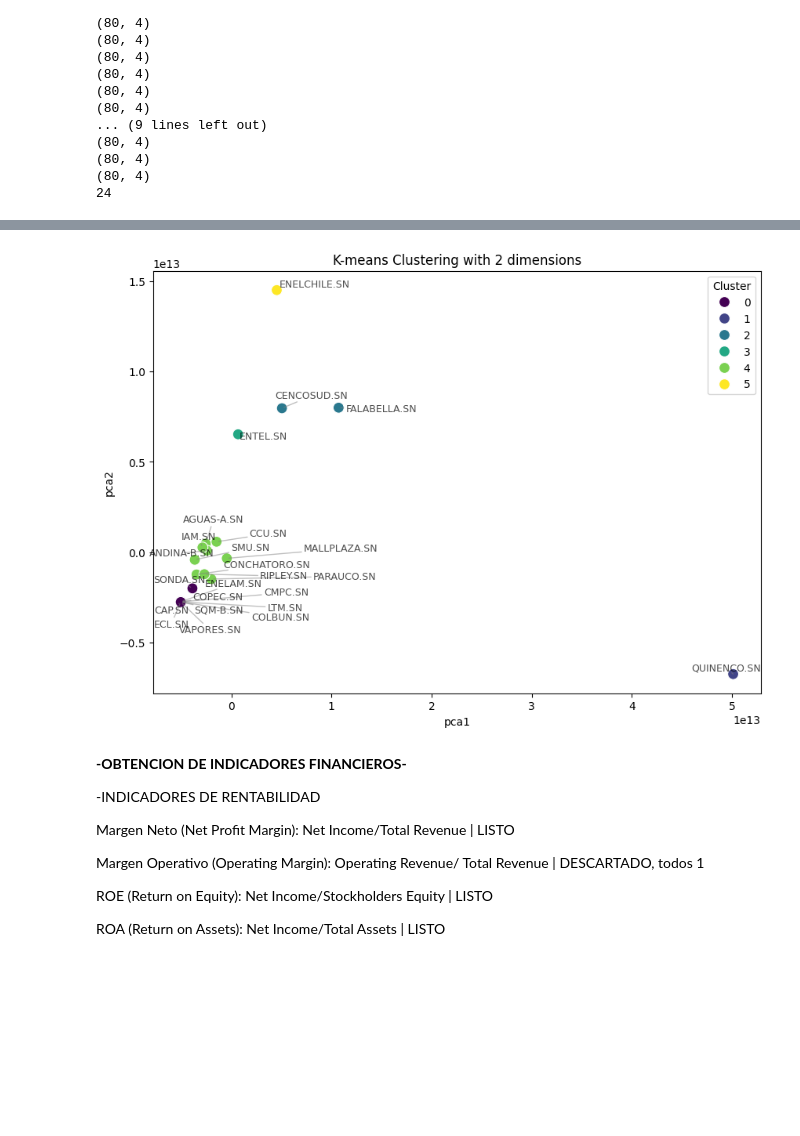
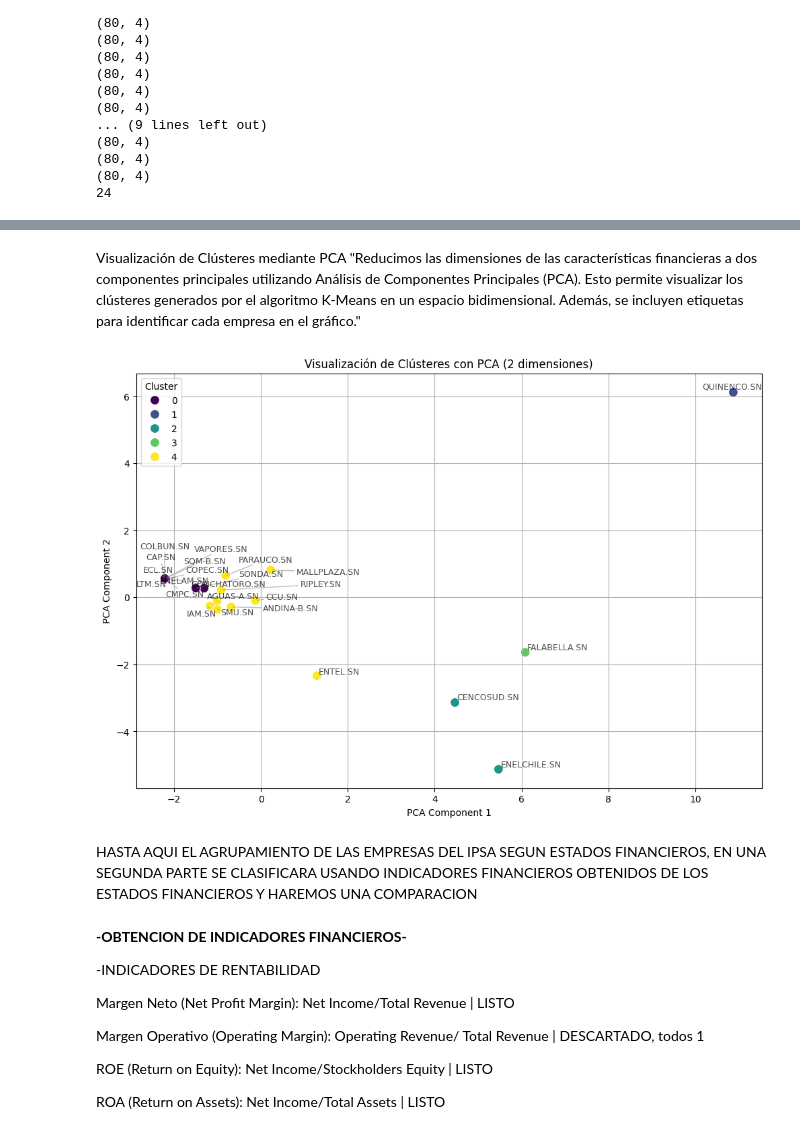
Before and after one commit to pabliacci/Finance-python, a Jupyter notebook: IPSA_data_analisis.ipynb, the cells around one changed output, grey strips where cells are left out. Cells and saved outputs as stored; diff of their text form; code cells hidden in the pictures; blank space fills up the shorter version.

```diff
--- a/IPSA_data_analisis.ipynb
+++ b/IPSA_data_analisis.ipynb
@@ -691,9 +790,14 @@ plt.show()
 # %%
-# Eliminar las tres últimas columnas
-filtered_df = filtered_df.iloc[:, :-3]
+# Eliminar las cuatro últimas columnas
+final_df = df_no_outliers.iloc[:, :-4]
+
 # Crear un boxplot para cada columna numérica
 plt.figure(figsize=(10, 6))
-sns.boxplot(data=filtered_df.select_dtypes(include=np.number))
+sns.boxplot(data=final_df.select_dtypes(include=np.number))
 plt.title("Boxplot de columnas numéricas")
+
+# Rotar las etiquetas del eje X
+plt.xticks(rotation=90)
+
 plt.show()
 # %% [output]
@@ -704,7 +831,7 @@ from sklearn.preprocessing import StandardScaler
 
 # Paso 1: Escalar los datos
 scaler = StandardScaler()
-df_scaled = scaler.fit_transform(filtered_df)
+df_scaled = scaler.fit_transform(final_df)
 
 wcss=[]
 for i in range(2,10):
@@ -723,6 +850,6 @@ plt.show()
 # %%
 # Paso 2: Ejecutar K-Means
-n_clusters = 6  # Cambia el número de clústeres según análisis previo
+n_clusters = 5  # Cambia el número de clústeres según análisis previo
 kmeans = KMeans(n_clusters=n_clusters, random_state=42)
 kmeans.fit(df_scaled)
 
@@ -756,33 +883,48 @@ print(df)
 21        0       SONDA.SN              Technology
 22        0       SQM-B.SN         Basic Materials
 23        0     VAPORES.SN             Industrials
+# %% [markdown]
+Visualización de Clústeres mediante PCA
+"Reducimos las dimensiones de las características financieras a dos componentes principales utilizando Análisis de Componentes Principales (PCA). Esto permite visualizar los clústeres generados por el algoritmo K-Means en un espacio bidimensional. Además, se incluyen etiquetas para identificar cada empresa en el gráfico."
 # %%
-#visualizacion de los cluster usando PCA, se reducen las columnas a 2
 from sklearn.decomposition import PCA
-pca_num_components = 2
+import seaborn as sns
+from adjustText import adjust_text
 
-reduced_data = PCA(n_components=pca_num_components).fit_transform(filtered_df)
-results = pd.DataFrame(reduced_data,columns=['pca1','pca2'])
+# Reducir dimensiones con PCA
+pca_num_components = 2  # Número de componentes principales
+reduced_data = PCA(n_components=pca_num_components).fit_transform(df_scaled)
+results = pd.DataFrame(reduced_data, columns=['pca1', 'pca2'])
+
+# Agregar las etiquetas de clúster al DataFrame reducido
+results['Cluster'] = df['Cluster']
 
 # Crear el gráfico de dispersión
-plt.figure(figsize=(10, 7))
-sns.scatterplot(x="pca1", y="pca2", hue=df['Cluster'], data=results, palette="viridis", s=100)
+plt.figure(figsize=(12, 8))
+sns.scatterplot(x="pca1", y="pca2", hue='Cluster', data=results, palette="viridis", s=100)
 
-# Agregar etiquetas a cada punto
-texts=[]
+# Agregar etiquetas de empresas a cada punto
+texts = []
 for i in range(len(results)):
-    texts.append(plt.text(x=results['pca1'][i],
-                          y=results['pca2'][i],
-                          s=mi_lista_filtrada[i],
-                          fontsize=9, color='black', alpha=0.7))
+    texts.append(plt.text(
+        x=results['pca1'][i],
+        y=results['pca2'][i],
+        s=mi_lista_filtrada[i],  # Nombre de la empresa
+        fontsize=9, color='black', alpha=0.7
+    ))
 
-# Ajustar las posiciones de las etiquetas para evitar superposición
+# Ajustar las etiquetas para evitar superposición
 adjust_text(texts, arrowprops=dict(arrowstyle='-', color='gray', alpha=0.5))
 
-plt.title('K-means Clustering with 2 dimensions')
+plt.title('Visualización de Clústeres con PCA (2 dimensiones)')
+plt.xlabel('PCA Component 1')
+plt.ylabel('PCA Component 2')
+plt.grid(True)
 plt.show()
 # %% [output]
-[figure, old version]
+[figure, new version]
+# %% [markdown]
+HASTA AQUI EL AGRUPAMIENTO DE LAS EMPRESAS DEL IPSA SEGUN ESTADOS FINANCIEROS, EN UNA SEGUNDA PARTE SE CLASIFICARA USANDO INDICADORES FINANCIEROS OBTENIDOS DE LOS ESTADOS FINANCIEROS Y HAREMOS UNA COMPARACION
 # %% [markdown]
 **-OBTENCION DE INDICADORES FINANCIEROS-**
 
```
Also changed, not shown: parts of 32 cells of this notebook.
